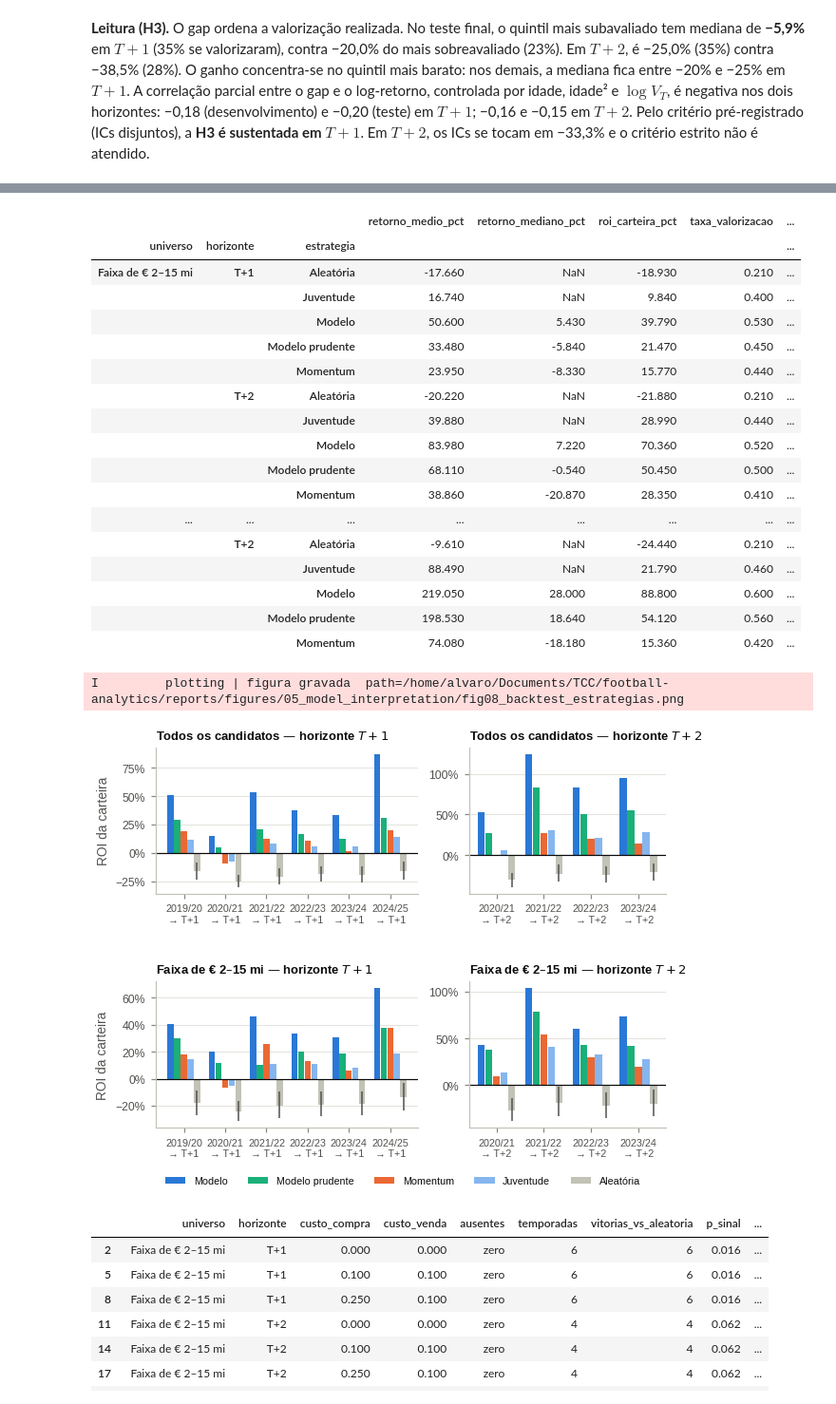
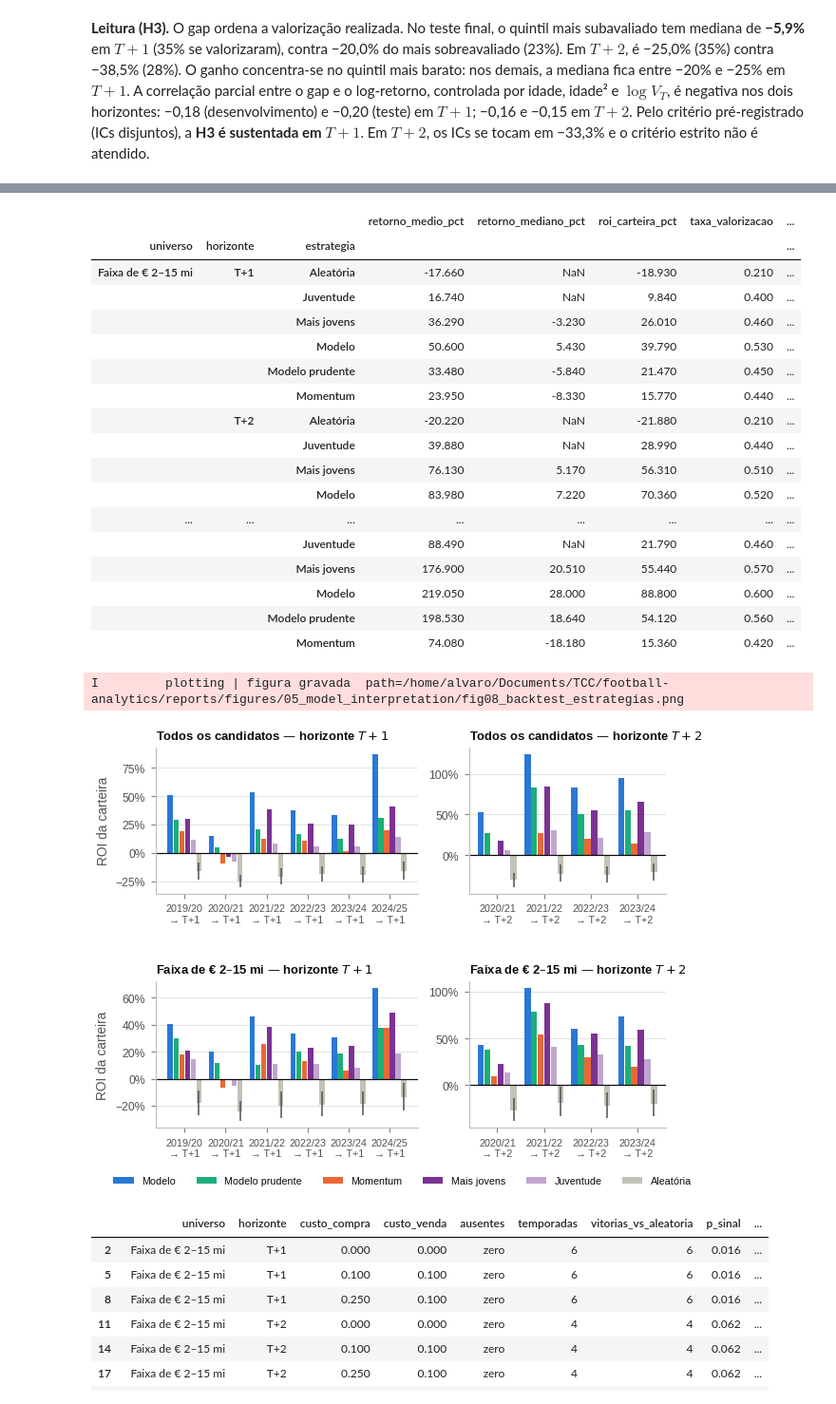
Before and after one commit to alvarodevbr/football-analytics, a Jupyter notebook: notebooks/05_model_interpretation.ipynb, the cells around one changed output, grey strips where cells are left out. Shown at 95% size. Cells and saved outputs as stored; diff of their text form; code cells hidden in the pictures.

```diff
--- a/notebooks/05_model_interpretation.ipynb
+++ b/notebooks/05_model_interpretation.ipynb
@@ -837,7 +839,8 @@ for (universe, flt), k in [(u, k) for u in UNIVERSES.items() for k in HORIZONS]:
         cands = cands.reset_index(drop=True)
         n = max(1, len(cands) // 10)
         picks = {"Modelo": it.top_k(cands, "dv_pct_pred_mean", n), "Modelo prudente": it.top_k(cands, "q10_conf", n),
-                 "Momentum": it.top_k(cands.dropna(subset=["log_return_lag1"]), "log_return_lag1", n)}
+                 "Momentum": it.top_k(cands.dropna(subset=["log_return_lag1"]), "log_return_lag1", n),
+                 "Mais jovens": cands.nsmallest(n, "age")}
         pools = {"Aleatória": cands, "Juventude": cands[cands[band_col] == "16–23"].reset_index(drop=True)}
         for cb, cv in COSTS:
             for miss in MISSING:
@@ -863,52 +866,54 @@ display(strat_sum.xs((MAIN["buy_cost"], MAIN["sell_cost"], MAIN["missing"]), lev
 | universo | horizonte | estrategia |  |  |  |  | ... |
 | Faixa de € 2–15 mi | T+1 | Aleatória | -17.660 | NaN | -18.930 | 0.210 | ... |
 |  |  | Juventude | 16.740 | NaN | 9.840 | 0.400 | ... |
+|  |  | Mais jovens | 36.290 | -3.230 | 26.010 | 0.460 | ... |
 |  |  | Modelo | 50.600 | 5.430 | 39.790 | 0.530 | ... |
 |  |  | Modelo prudente | 33.480 | -5.840 | 21.470 | 0.450 | ... |
 |  |  | Momentum | 23.950 | -8.330 | 15.770 | 0.440 | ... |
 |  | T+2 | Aleatória | -20.220 | NaN | -21.880 | 0.210 | ... |
 |  |  | Juventude | 39.880 | NaN | 28.990 | 0.440 | ... |
+|  |  | Mais jovens | 76.130 | 5.170 | 56.310 | 0.510 | ... |
 |  |  | Modelo | 83.980 | 7.220 | 70.360 | 0.520 | ... |
-|  |  | Modelo prudente | 68.110 | -0.540 | 50.450 | 0.500 | ... |
-|  |  | Momentum | 38.860 | -20.870 | 28.350 | 0.410 | ... |
 | ... | ... | ... | ... | ... | ... | ... | ... |
-|  | T+2 | Aleatória | -9.610 | NaN | -24.440 | 0.210 | ... |
 |  |  | Juventude | 88.490 | NaN | 21.790 | 0.460 | ... |
+|  |  | Mais jovens | 176.900 | 20.510 | 55.440 | 0.570 | ... |
 |  |  | Modelo | 219.050 | 28.000 | 88.800 | 0.600 | ... |
 |  |  | Modelo prudente | 198.530 | 18.640 | 54.120 | 0.560 | ... |
 |  |  | Momentum | 74.080 | -18.180 | 15.360 | 0.420 | ... |
 # %%
-order = ["Modelo", "Modelo prudente", "Momentum", "Juventude", "Aleatória"]
-colors = {"Modelo": pl.BLUE, "Modelo prudente": pl.AQUA, "Momentum": pl.ORANGE, "Juventude": "#86b6ef", "Aleatória": pl.NEUTRAL}
+order = ["Modelo", "Modelo prudente", "Momentum", "Mais jovens", "Juventude", "Aleatória"]
+colors = {"Modelo": pl.BLUE, "Modelo prudente": pl.AQUA, "Momentum": pl.ORANGE, "Mais jovens": "#7b3294",
+          "Juventude": "#c2a5cf", "Aleatória": pl.NEUTRAL}
 fig, axes = plt.subplots(2, 2, figsize=pl.figsize(12), gridspec_kw={"wspace": 0.22, "hspace": 0.6, "width_ratios": [4, 3]})
 for (row, universe), (col, k) in [((r, u), (c, k)) for r, u in enumerate(UNIVERSES) for c, k in enumerate(HORIZONS)]:
     ax = axes[row, col]
     s = strat[is_main & (strat["horizonte"] == f"T+{k}") & (strat["universo"] == universe)]
     seasons = list(dict.fromkeys(s["temporada"]))
-    width = 0.16
+    width = 0.14
     for j, name in enumerate(order):
         v = s[s["estrategia"] == name].set_index("temporada").reindex(seasons)
-        x = np.arange(len(seasons)) + (j - 2) * width
+        x = np.arange(len(seasons)) + (j - (len(order) - 1) / 2) * width
         ax.bar(x, v["roi_carteira_pct"], width=width * 0.92, color=colors[name], label=name)
         if name == "Aleatória":
             ax.vlines(x, v["roi_p05"], v["roi_p95"], color=pl.INK_SECONDARY, linewidth=1)
     ax.axhline(0, color=pl.INK, linewidth=0.8)
     ax.set_xticks(range(len(seasons)), [f"{t}\n→ T+{k}" for t in seasons], fontsize=7)
     ax.yaxis.set_major_formatter(pl.pct_formatter(0))
     ax.set_title(f"{universe} — horizonte $T+{k}$", fontsize=8.5)
     ax.grid(axis="x", visible=False)
 for ax in axes[:, 0]:
     ax.set_ylabel("ROI da carteira")
 handles = [plt.Rectangle((0, 0), 1, 1, color=colors[n]) for n in order]
-fig.legend(handles, order, loc="upper center", bbox_to_anchor=(0.5, 0.03), ncol=5, fontsize=7)
+fig.legend(handles, order, loc="upper center", bbox_to_anchor=(0.5, 0.03), ncol=6, fontsize=7)
 FIG.save(fig, "fig08_backtest_estrategias",
          "ROI realizado das carteiras de recrutamento por estratégia e temporada de decisão (backtest fora da amostra)",
          note="Cenário principal: compra por V_T × 1,10, venda por V_{T+k} × 0,90 e atletas sem V_{T+k} valendo zero. "
-              "Carteiras com 10% dos candidatos. Haste na estratégia aleatória: intervalo de 5% a 95% de 2.000 sorteios.")
+              "Carteiras com 10% dos candidatos; Mais jovens: os 10% de menor idade. Haste na estratégia aleatória: "
+              "intervalo de 5% a 95% de 2.000 sorteios.")
 plt.show()
 # %% [output]
 I         plotting | figura gravada  path=/home/alvaro/Documents/TCC/football-analytics/reports/figures/05_model_interpretation/fig08_backtest_estrategias.png
-[figure, old version]
+[figure, new version]
 # %%
 # Teste do sinal entre temporadas, custo de equilíbrio e dependência dos maiores acertos (carteira do modelo)
 sign_rows, be_rows = [], []
```
Also changed, not shown: parts of 15 cells of this notebook, 21 other files.
